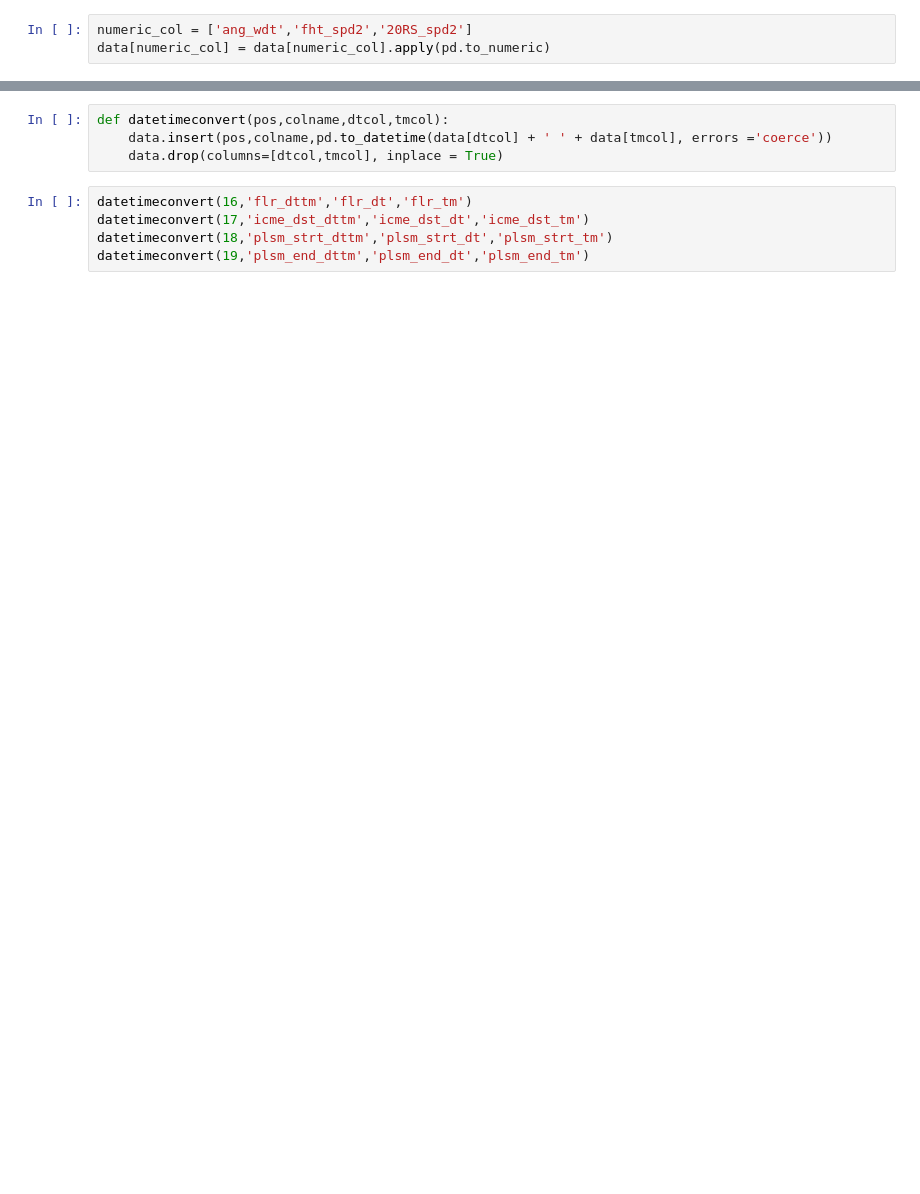
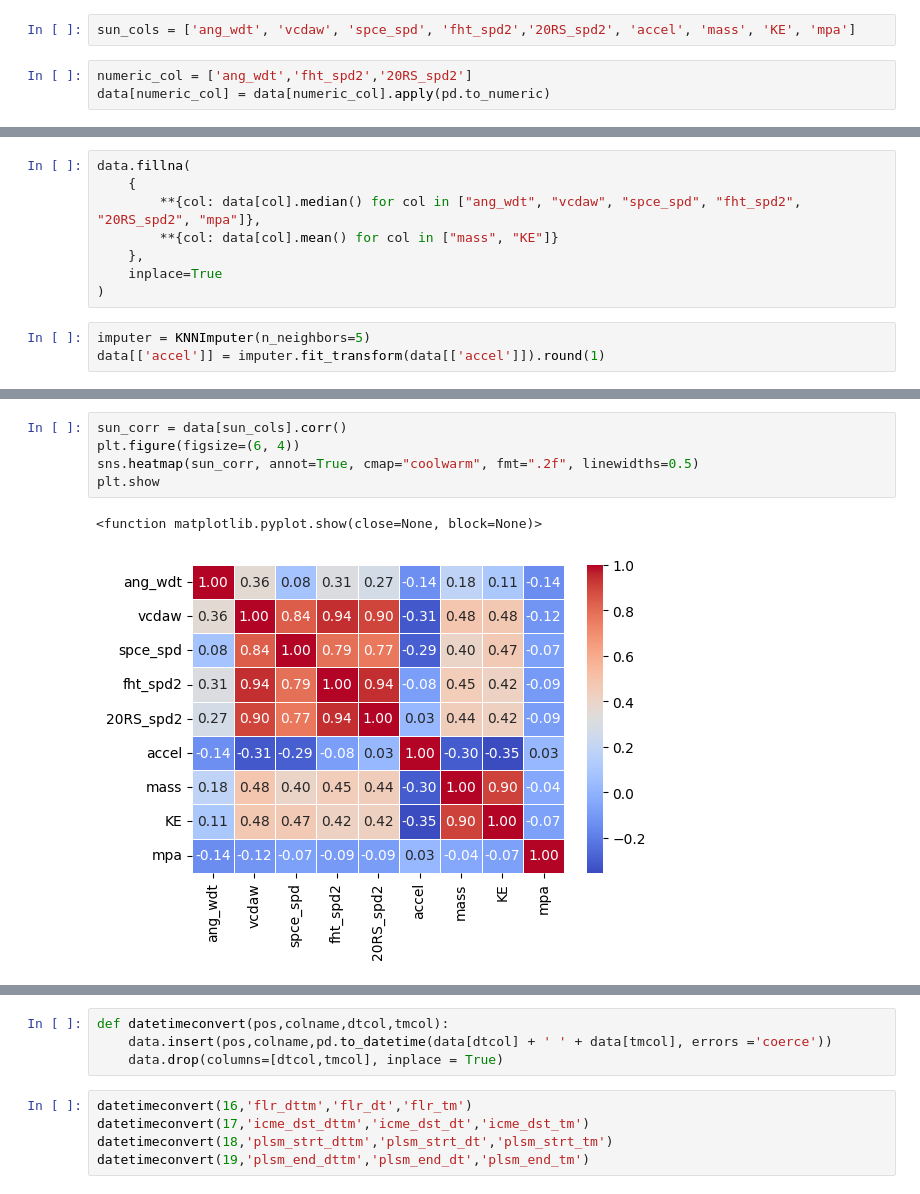
Before and after one commit to AYaaN01/CME_proj, a Jupyter notebook: main.ipynb, the cells around one changed output, grey strips where cells are left out. Cells and saved outputs as stored; diff of their text form; blank space fills up the shorter version.

Commit message:
added lines of code for plotting and cleaning data

```diff
--- a/main.ipynb
+++ b/main.ipynb
@@ -88,3 +125,5 @@ data.drop(columns=['date','time'], inplace = True)
+# %%
+sun_cols = ['ang_wdt', 'vcdaw', 'spce_spd', 'fht_spd2','20RS_spd2', 'accel', 'mass', 'KE', 'mpa']
 # %%
 numeric_col = ['ang_wdt','fht_spd2','20RS_spd2']
 data[numeric_col] = data[numeric_col].apply(pd.to_numeric)
@@ -90,0 +156,11 @@ data[numeric_col] = data[numeric_col].apply(pd.to_numeric)
+# %%
+data.fillna(
+    {
+        **{col: data[col].median() for col in ["ang_wdt", "vcdaw", "spce_spd", "fht_spd2", "20RS_spd2", "mpa"]},
+        **{col: data[col].mean() for col in ["mass", "KE"]}
+    },
+    inplace=True
+)
+# %%
+imputer = KNNImputer(n_neighbors=5)
+data[['accel']] = imputer.fit_transform(data[['accel']]).round(1)
@@ -90,0 +180,8 @@ data[numeric_col] = data[numeric_col].apply(pd.to_numeric)
+# %%
+sun_corr = data[sun_cols].corr()
+plt.figure(figsize=(6, 4))
+sns.heatmap(sun_corr, annot=True, cmap="coolwarm", fmt=".2f", linewidths=0.5)
+plt.show
+# %% [output]
+<function matplotlib.pyplot.show(close=None, block=None)>
+[figure, added]
```
Also changed, not shown: parts of 48 cells of this notebook.
